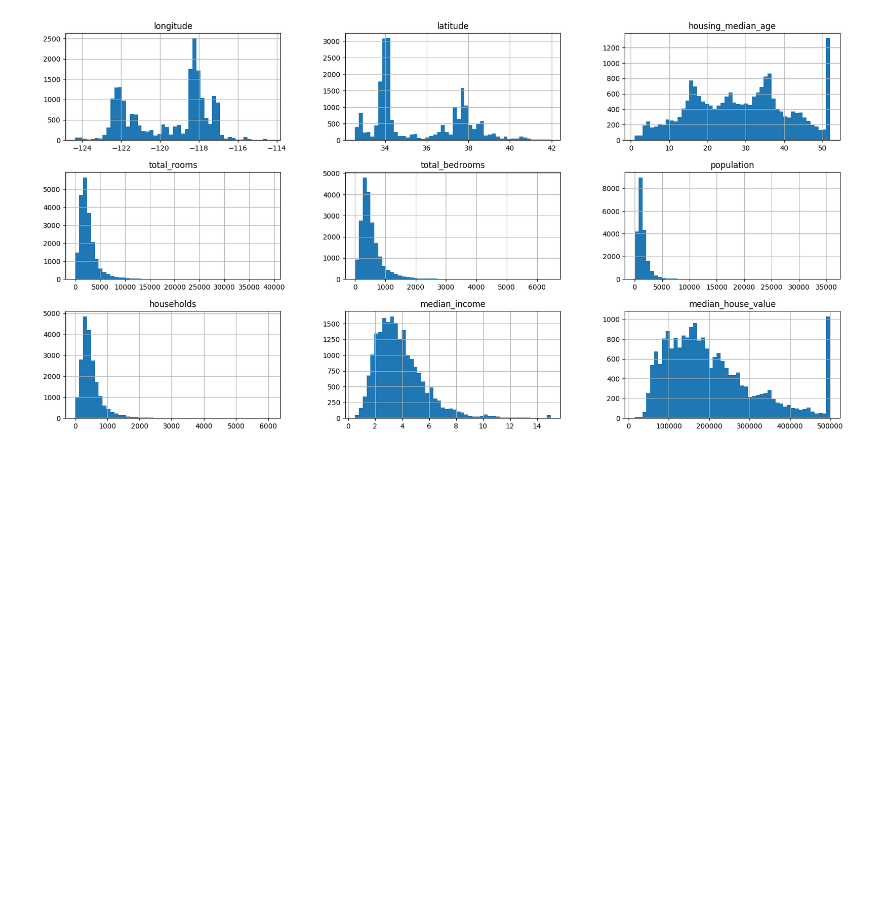
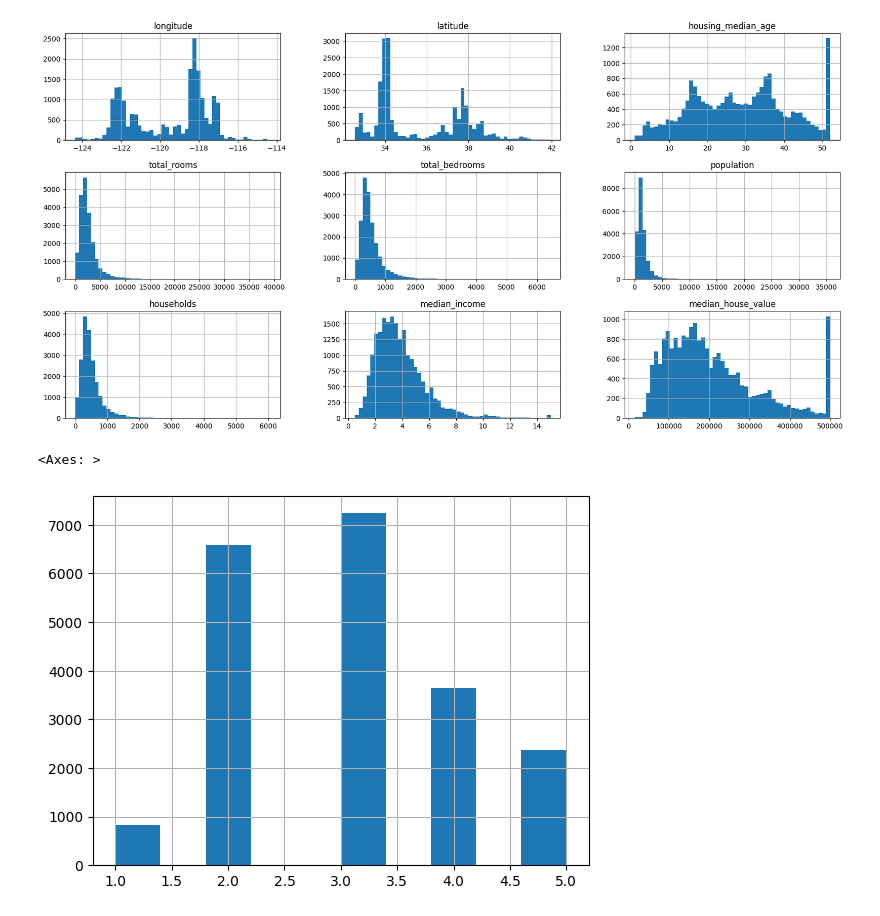
Before and after one commit to Rijan-Ja-Bhattarai/AI, a Jupyter notebook: Linear Models/Housing/Housing-Corpo.ipynb, the cells around one changed output. Drawn from its saved outputs; the diff is of its cells as text; code cells hidden in the pictures; blank space fills up the shorter version.

```diff
--- a/Linear Models/Housing-Corpo.ipynb
+++ b/Linear Models/Housing/Housing-Corpo.ipynb
@@ -86,3 +67,12 @@ array([[<Axes: title={'center': 'longitude'}>,
         <Axes: title={'center': 'median_income'}>,
         <Axes: title={'center': 'median_house_value'}>]], dtype=object)
 [figure]
+# %%
+housing["income_cat"] = pd.cut(housing["median_income"],
+ bins=[0., 1.5, 3.0, 4.5, 6., np.inf],
+ labels=[1, 2, 3, 4, 5])
+
+housing["income_cat"].hist(grid = True)
+# %% [output]
+<Axes: >
+[figure, added]
```
Also changed, not shown: parts of 1 cell of this notebook, 5 other files.
